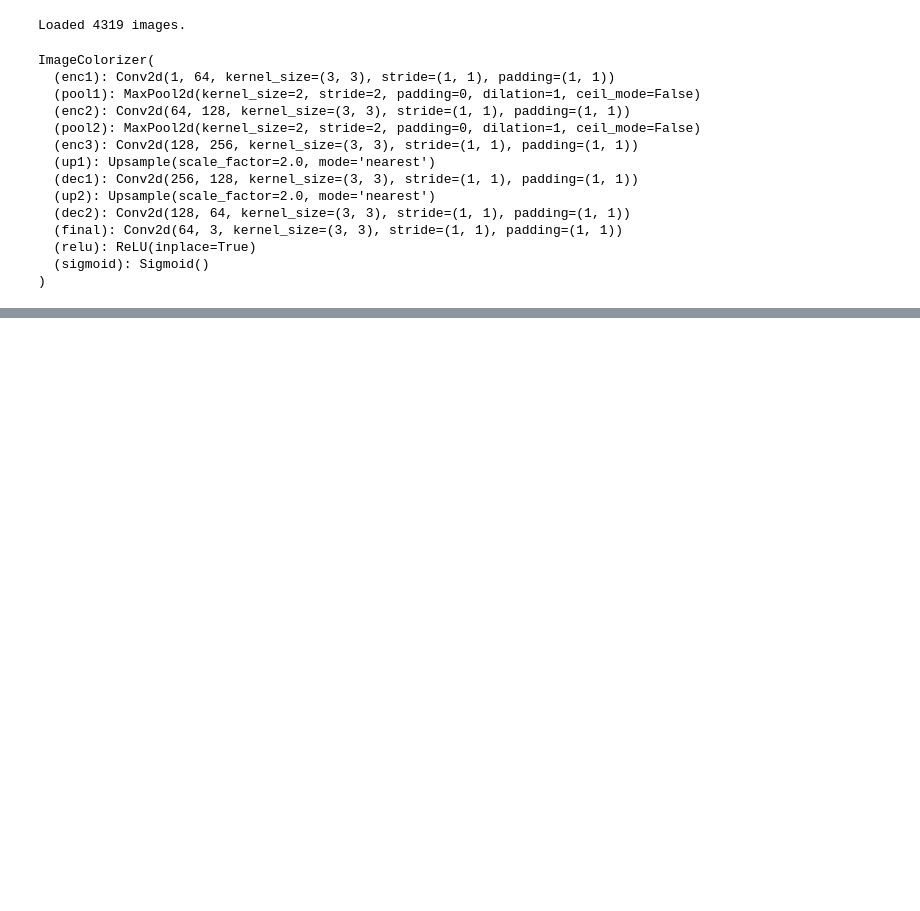
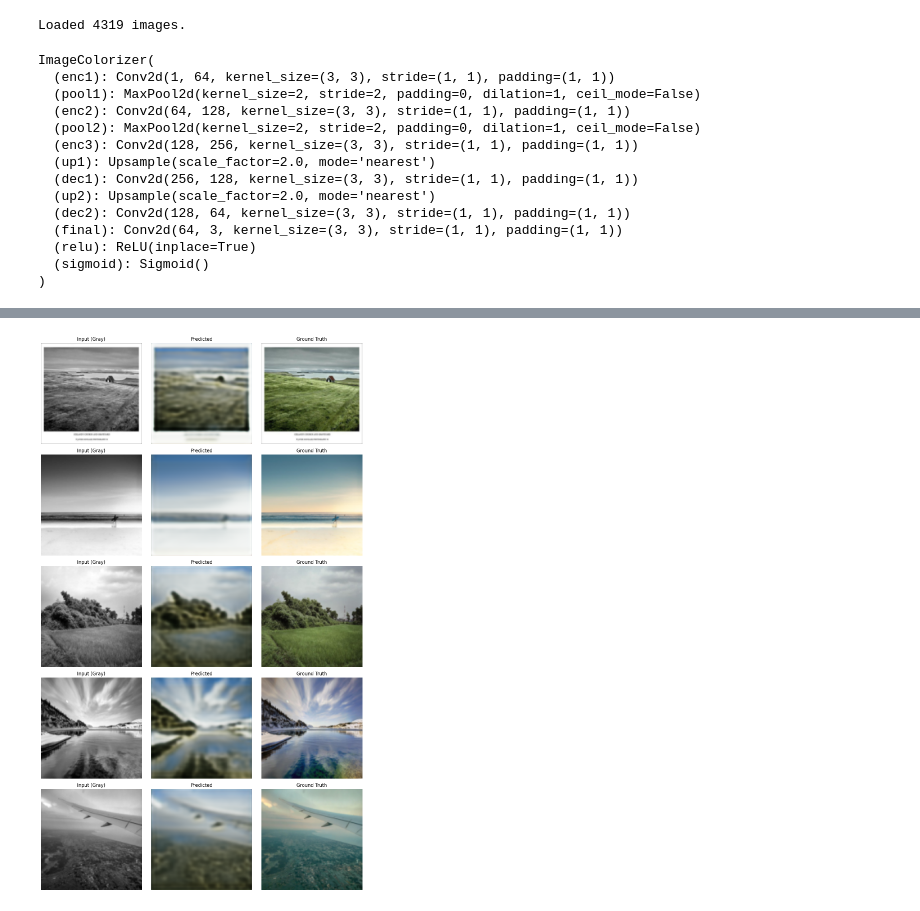
Before and after one commit to gmindlberger/image_colorization, a Jupyter notebook: autoencoder.ipynb, the cells around one changed output, grey strips where cells are left out. Cells and saved outputs as stored; diff of their text form; code cells hidden in the pictures; blank space fills up the shorter version.

```diff
--- a/autoencoder.ipynb
+++ b/autoencoder.ipynb
@@ -115,0 +83,5 @@ plt.show()
+# %%
+#acthung Test LOADER erzeugen!!!!
+trainer.show_examples(val_loader)
+# %% [output]
+[figure, added]
```
Also changed, not shown: parts of 3 cells of this notebook.
